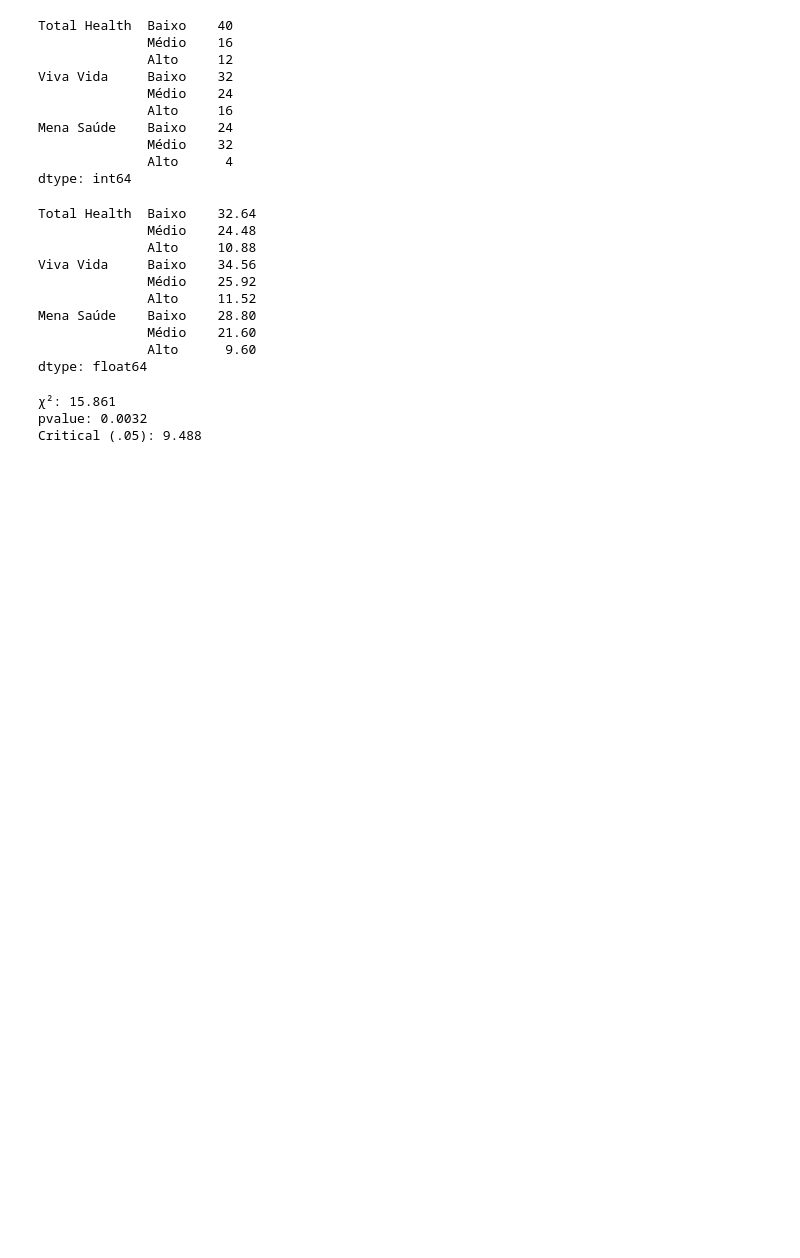
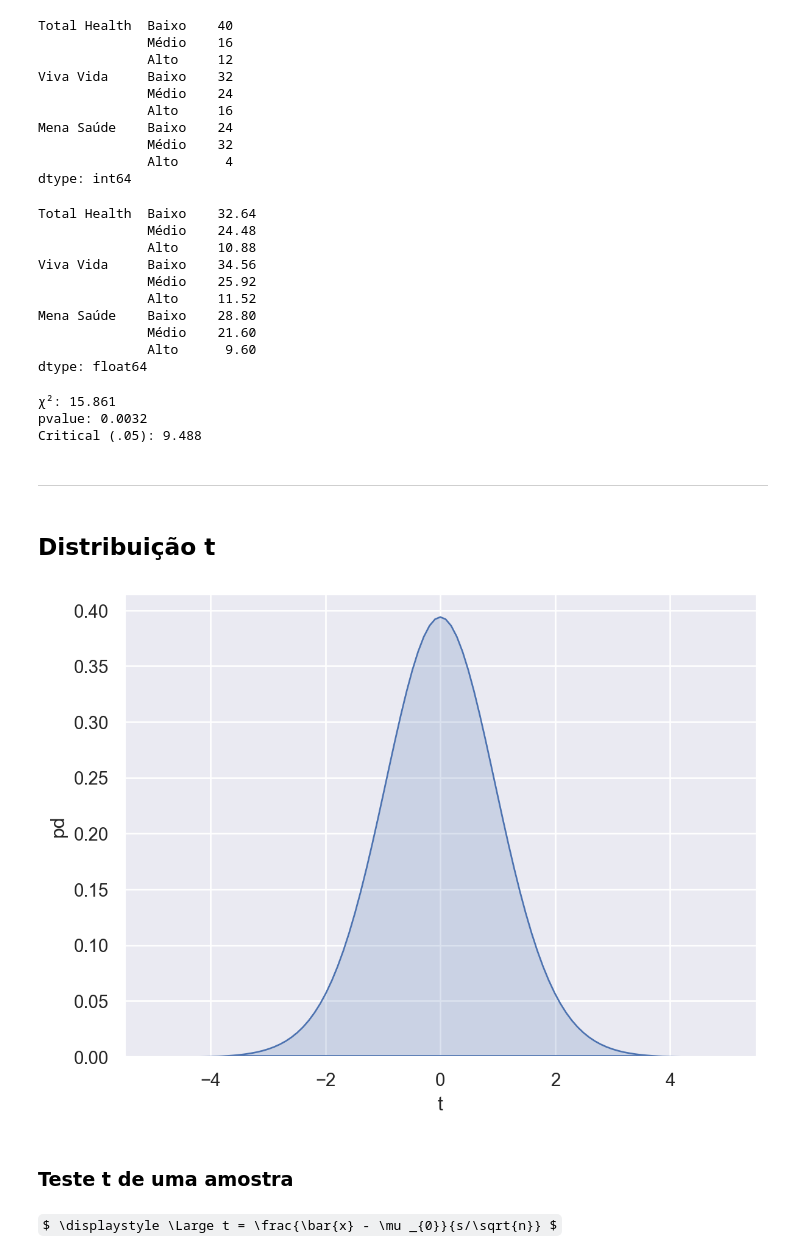
Before and after one commit to joaofauvel/mba-ds, a Jupyter notebook: Fundamentos de Estatística/fundamentos_estatistica.ipynb, the cells around one changed output. Saved outputs shown, nothing was run; the diff lists cells and outputs as text; code cells hidden in the pictures; some formulas as TeX source; blank space fills up the shorter version.

```diff
--- a/Fundamentos de Estatística/fundamentos_estatistica.ipynb
+++ b/Fundamentos de Estatística/fundamentos_estatistica.ipynb
@@ -213,3 +219,24 @@ Critical (.05): {critical05:.3f}
 χ²: 15.861
 pvalue: 0.0032
 Critical (.05): 9.488
+# %% [markdown]
+---
+# %% [markdown]
+## Distribuição t
+# %%
+ddof = 23  # from exercise #10
+t = np.arange(-5.0,5.1,0.1)
+pdf = stats.t.pdf(t, ddof)
+# %%
+tdist = pd.DataFrame({'t': t, 'pd': pdf})
+# %%
+(
+   so.Plot(tdist, x='t', y='pd')
+    .add(so.Area())
+)
+# %% [output]
+[figure, added]
+# %% [markdown]
+### Teste t de uma amostra
+# %% [markdown]
+$ \displaystyle \Large t = \frac{\bar{x} - \mu _{0}}{s/\sqrt{n}} $
```
Also changed, not shown: parts of 6 cells of this notebook.
